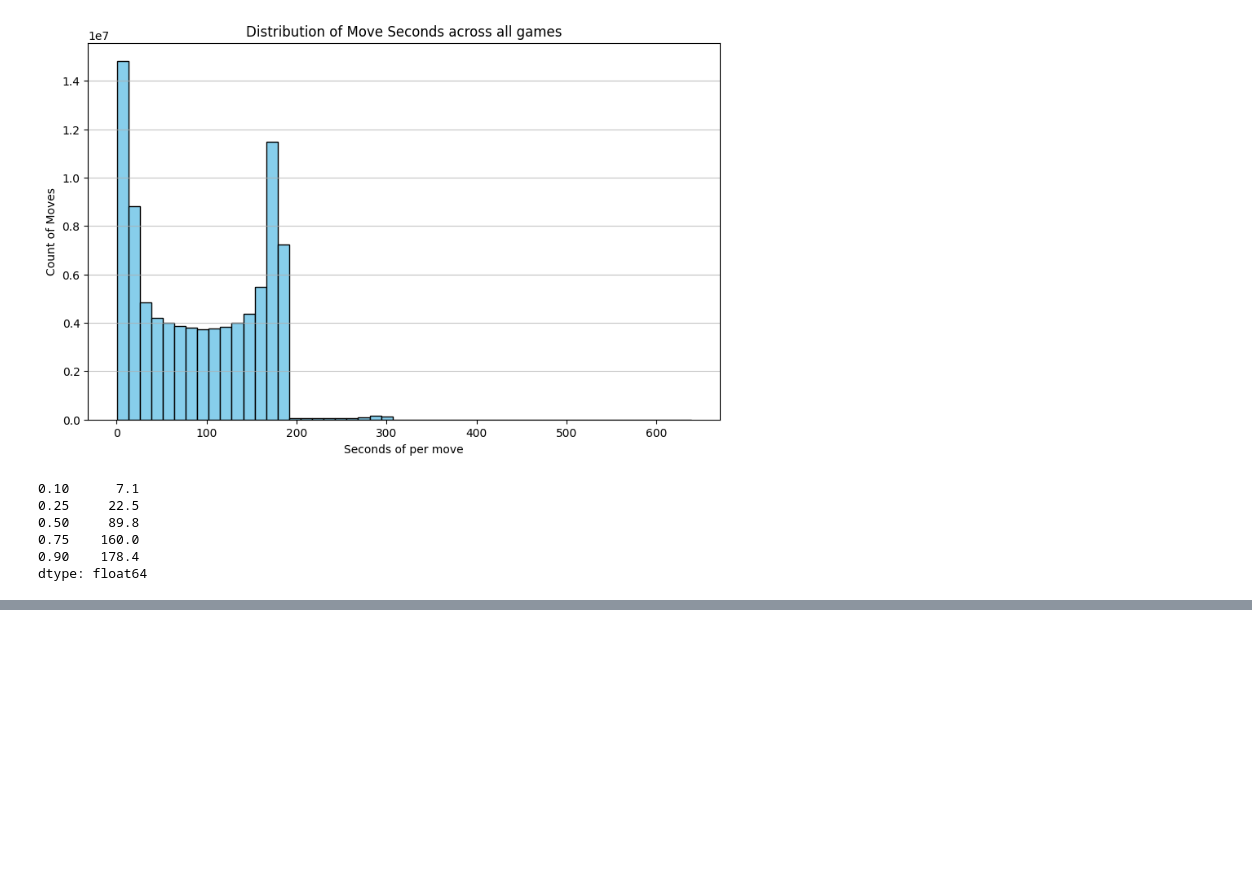
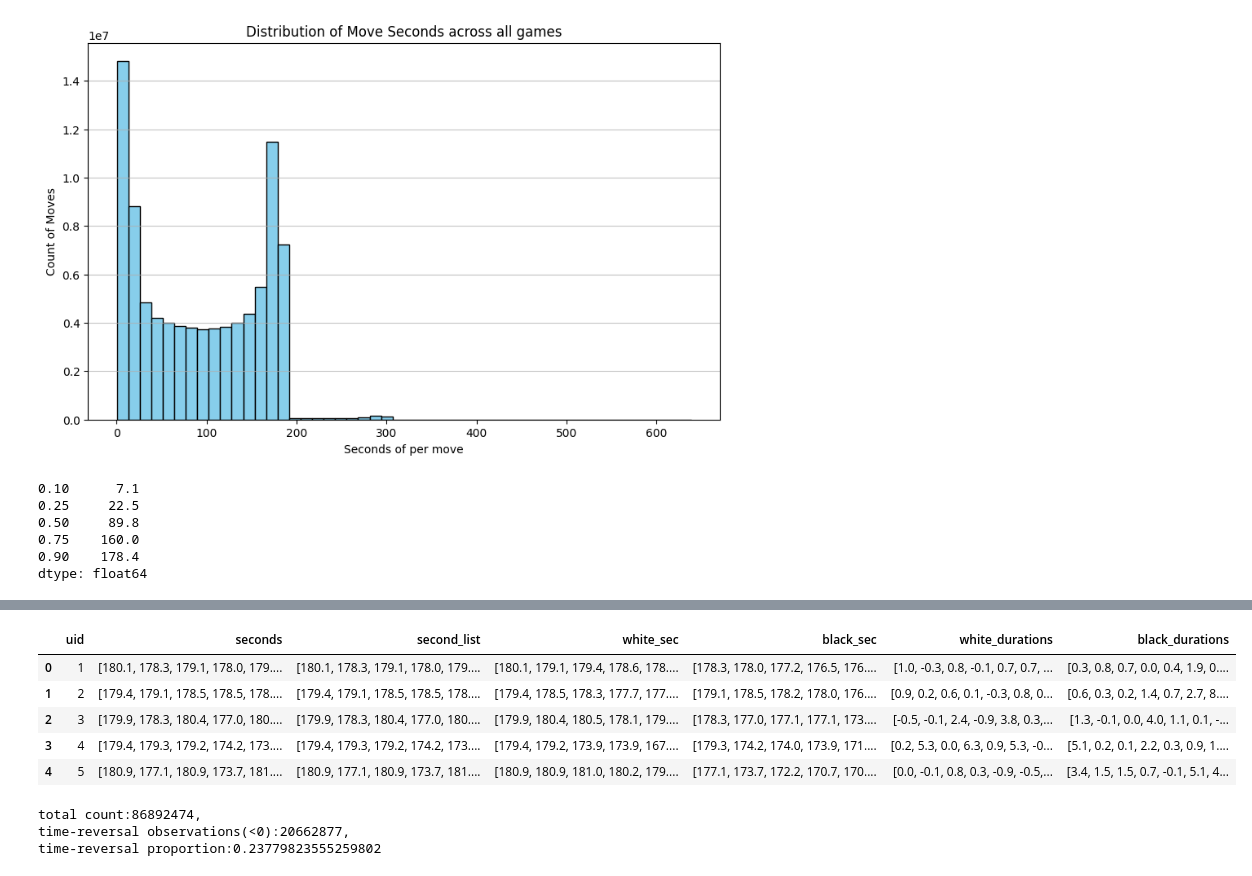
Before and after one commit to zZimablueee/Chess, a Jupyter notebook: basic/timecontrol/analysis.ipynb, the cells around one changed output, grey strips where cells are left out. Saved outputs shown, nothing was run; the diff lists cells and outputs as text; code cells hidden in the pictures; blank space fills up the shorter version.

```diff
--- a/basic/timecontrol/analysis.ipynb
+++ b/basic/timecontrol/analysis.ipynb
@@ -107,3 +107,15 @@ print(quantiles)
 0.75    160.0
 0.90    178.4
 dtype: float64
+# %%
+# 把clock_info.csv重新写入数据库
+import pandas as pd
+import numpy as np
+import sqlite3
+csv_path2 = r"..\..\data\input\clock_info.csv"
+db_path = r"C:\sqlite3\chess.db"
+table_name = "clock"
+df2 = pd.read_csv(csv_path2)
+conn = sqlite3.connect(db_path)
+df2.to_sql(table_name, conn, if_exists="replace", index=False)
+conn.close()
@@ -109,0 +142,43 @@ dtype: float64
+# %%
+import ast
+from tqdm.auto import tqdm
+tqdm.pandas()
+def compute_durations(time_series):
+    if not time_series:
+        return []
+    if isinstance(time_series, str):
+        times = ast.literal_eval(time_series)
+    else:
+        times = list(time_series)
+
+    durations = []
+    for i, t in enumerate(times):
+        if i==0:
+            continue
+        else:
+            durations.append(round(times[i-1] - times[i], 1))
+    return durations
+df2['white_durations'] = df2['white_sec'].progress_apply(compute_durations)
+df2['black_durations'] = df2['black_sec'].progress_apply(compute_durations)
+df2.head()
+# %% [output]
+|  | uid | seconds | second_list | white_sec | black_sec | white_durations | black_durations |
+| 0 | 1 | [180.1, 178.3, 179.1, 178.0, 179.... | [180.1, 178.3, 179.1, 178.0, 179.... | [180.1, 179.1, 179.4, 178.6, 178.... | [178.3, 178.0, 177.2, 176.5, 176.... | [1.0, -0.3, 0.8, -0.1, 0.7, 0.7, ... | [0.3, 0.8, 0.7, 0.0, 0.4, 1.9, 0.... |
+| 1 | 2 | [179.4, 179.1, 178.5, 178.5, 178.... | [179.4, 179.1, 178.5, 178.5, 178.... | [179.4, 178.5, 178.3, 177.7, 177.... | [179.1, 178.5, 178.2, 178.0, 176.... | [0.9, 0.2, 0.6, 0.1, -0.3, 0.8, 0... | [0.6, 0.3, 0.2, 1.4, 0.7, 2.7, 8.... |
+| 2 | 3 | [179.9, 178.3, 180.4, 177.0, 180.... | [179.9, 178.3, 180.4, 177.0, 180.... | [179.9, 180.4, 180.5, 178.1, 179.... | [178.3, 177.0, 177.1, 177.1, 173.... | [-0.5, -0.1, 2.4, -0.9, 3.8, 0.3,... | [1.3, -0.1, 0.0, 4.0, 1.1, 0.1, -... |
+| 3 | 4 | [179.4, 179.3, 179.2, 174.2, 173.... | [179.4, 179.3, 179.2, 174.2, 173.... | [179.4, 179.2, 173.9, 173.9, 167.... | [179.3, 174.2, 174.0, 173.9, 171.... | [0.2, 5.3, 0.0, 6.3, 0.9, 5.3, -0... | [5.1, 0.2, 0.1, 2.2, 0.3, 0.9, 1.... |
+| 4 | 5 | [180.9, 177.1, 180.9, 173.7, 181.... | [180.9, 177.1, 180.9, 173.7, 181.... | [180.9, 180.9, 181.0, 180.2, 179.... | [177.1, 173.7, 172.2, 170.7, 170.... | [0.0, -0.1, 0.8, 0.3, -0.9, -0.5,... | [3.4, 1.5, 1.5, 0.7, -0.1, 5.1, 4... |
+# %%
+# check how much is not right(time back)
+white_nums_all = df2['white_durations'].explode()
+black_nums_all = df2['black_durations'].explode()
+all_durations = pd.concat([white_nums_all, black_nums_all], ignore_index=True)
+all_durations = all_durations.dropna().astype(float)
+total_count = len(all_durations)
+negative_count = (all_durations<0).sum()
+negative_ratio = negative_count/total_count
+print(f"total count:{total_count},\ntime-reversal observations(<0):{negative_count},\ntime-reversal proportion:{negative_ratio}")
+# %% [output]
+total count:86892474,
+time-reversal observations(<0):20662877,
+time-reversal proportion:0.23779823555259802
```
Also changed, not shown: parts of 7 cells of this notebook, 6 other files.
